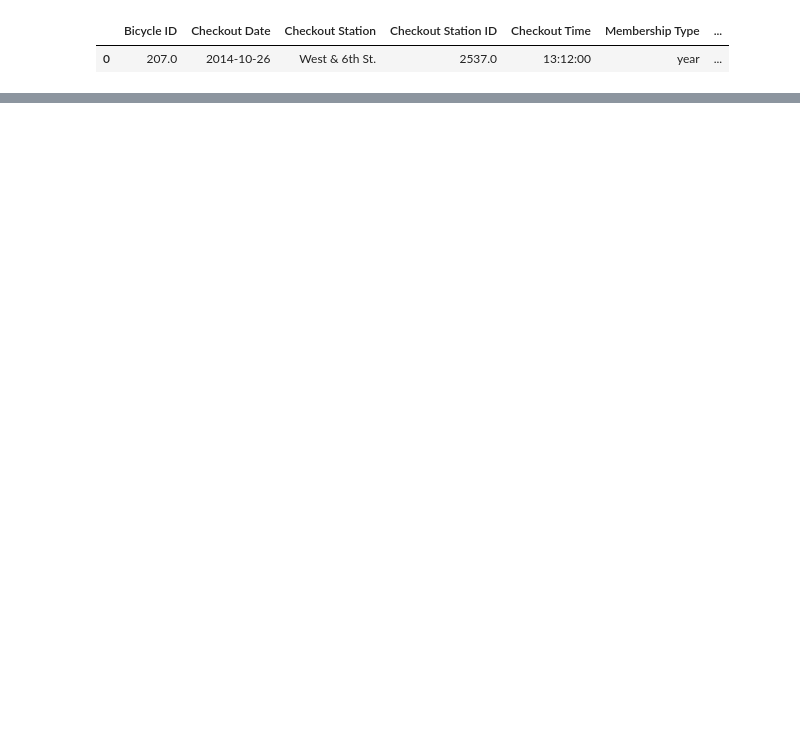
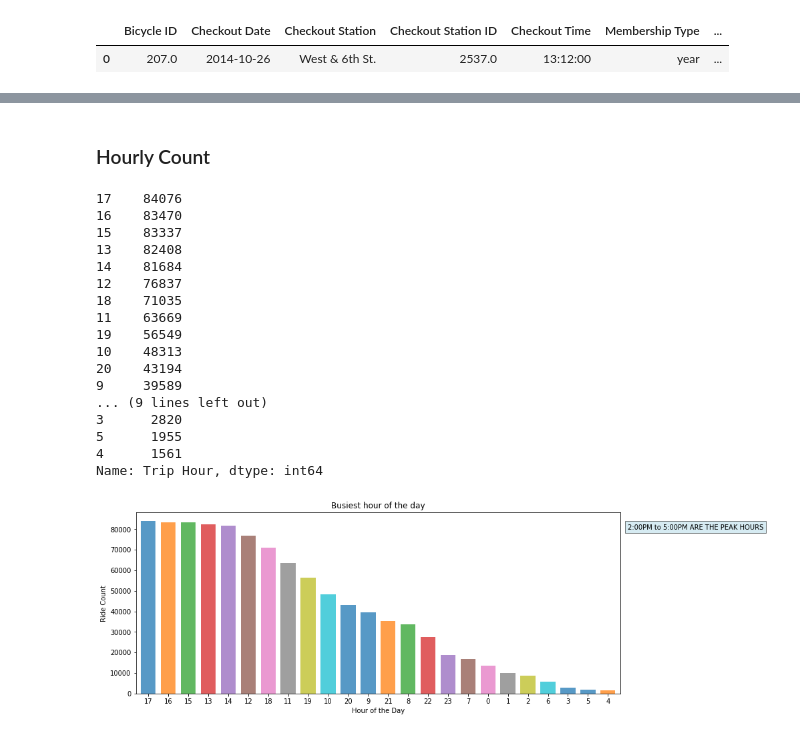
Before and after one commit to ananyay/Pedal_through_Austin, a Jupyter notebook: Data_Analysis_tinku.ipynb, the cells around one changed output, grey strips where cells are left out. Cells and saved outputs as stored; diff of their text form; code cells hidden in the pictures; blank space fills up the shorter version.

```diff
--- a/Data_Analysis_tinku.ipynb
+++ b/Data_Analysis_tinku.ipynb
@@ -509,0 +169,33 @@ fig.show()
+# %% [markdown]
+### Hourly Count
+# %%
+# To get best hour of the day , pandas value_counts() function is used,
+# which takes unique values from Trip hour column  and counts the corresponding Trip ID'S
+busy_hour = df_bike_cl['Trip Hour'].value_counts()
+print(busy_hour)
+# plot the graph using Trip Hour on x_axis and Total ride count on Y_axis
+hour_chart = busy_hour.plot(kind = "bar" , title = "Busiest hour of the day",width = 0.75,figsize = (13,5),rot = 0,alpha = 0.75)
+hour_chart.set_xlabel("Hour of the Day")
+hour_chart.set_ylabel("Ride Count")
+plt.text(24,80000,"2:00PM to 5:00PM ARE THE PEAK HOURS",bbox=dict(facecolor='Lightblue',alpha =0.5))
+plt.savefig("Images/Busy_Hour.png",bbox_inches="tight")
+plt.show()
+# %% [output]
+17    84076
+16    83470
+15    83337
+13    82408
+14    81684
+12    76837
+18    71035
+11    63669
+19    56549
+10    48313
+20    43194
+9     39589
+... (9 lines left out)
+3      2820
+5      1955
+4      1561
+Name: Trip Hour, dtype: int64
+[figure, added]
```
Also changed, not shown: parts of 69 cells of this notebook.
